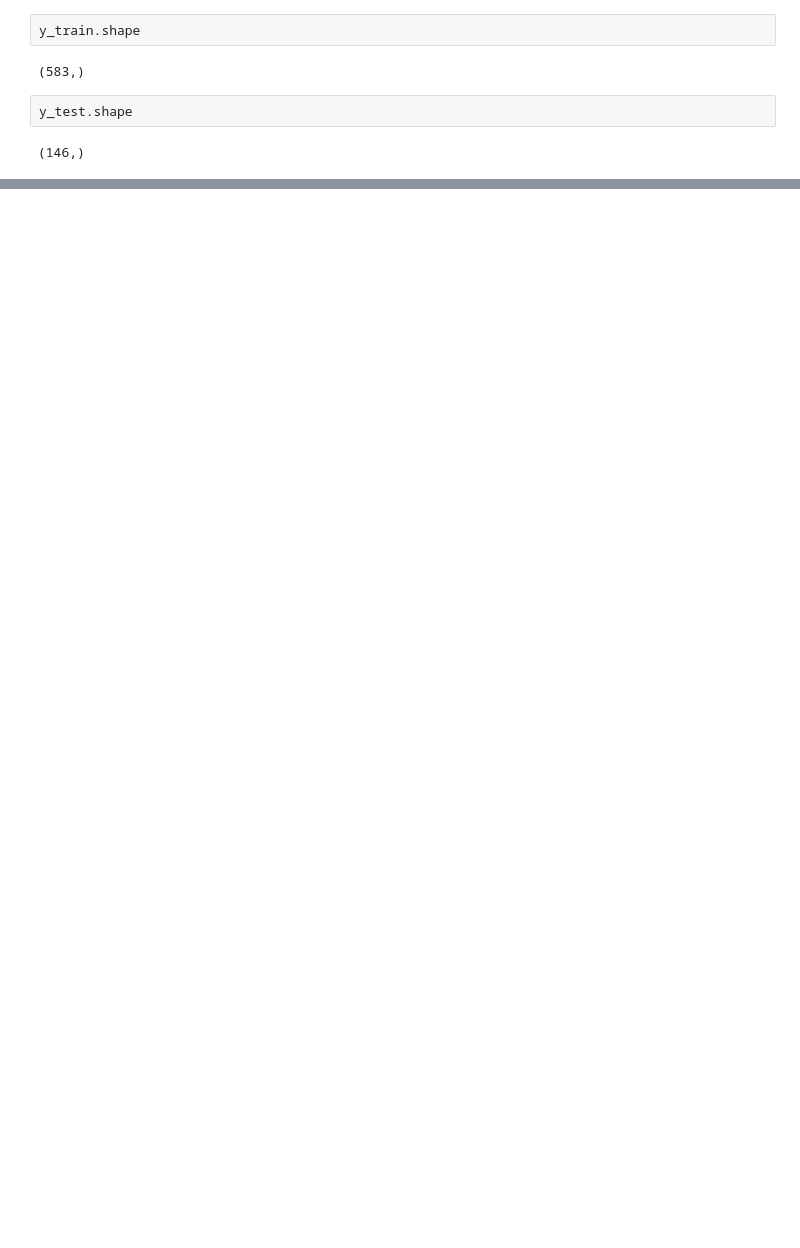
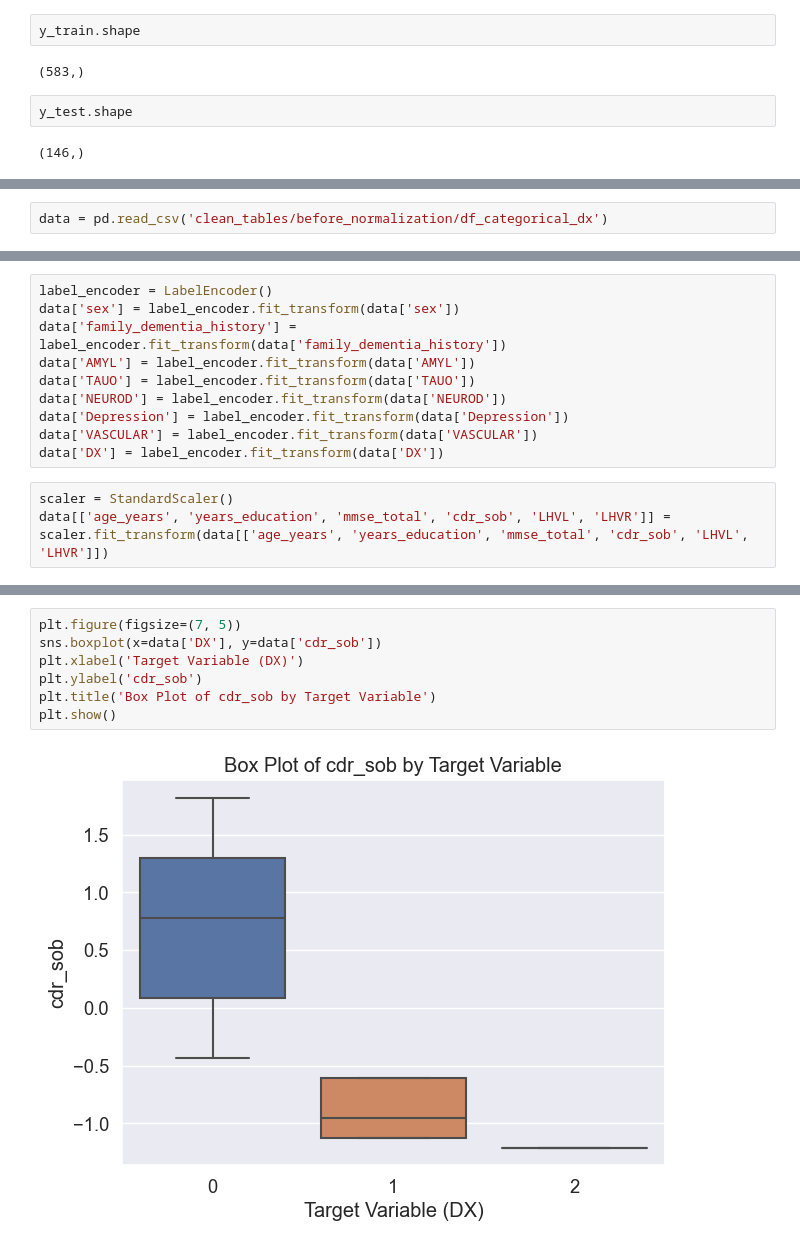
Before and after one commit to SofiaG73/ml_alzheimer, a Jupyter notebook: normalizardados.ipynb, the cells around one changed output, grey strips where cells are left out. Saved outputs shown, nothing was run; the diff lists cells and outputs as text; blank space fills up the shorter version.

```diff
--- a/normalizardados.ipynb
+++ b/normalizardados.ipynb
@@ -186,0 +227,2 @@ weighted avg       1.00      1.00      1.00       146
+# %%
+data = pd.read_csv('clean_tables/before_normalization/df_categorical_dx')
@@ -186,0 +237,13 @@ weighted avg       1.00      1.00      1.00       146
+# %%
+label_encoder = LabelEncoder()
+data['sex'] = label_encoder.fit_transform(data['sex'])
+data['family_dementia_history'] = label_encoder.fit_transform(data['family_dementia_history'])
+data['AMYL'] = label_encoder.fit_transform(data['AMYL'])
+data['TAUO'] = label_encoder.fit_transform(data['TAUO'])
+data['NEUROD'] = label_encoder.fit_transform(data['NEUROD'])
+data['Depression'] = label_encoder.fit_transform(data['Depression'])
+data['VASCULAR'] = label_encoder.fit_transform(data['VASCULAR'])
+data['DX'] = label_encoder.fit_transform(data['DX'])
+# %%
+scaler = StandardScaler()
+data[['age_years', 'years_education', 'mmse_total', 'cdr_sob', 'LHVL', 'LHVR']] = scaler.fit_transform(data[['age_years', 'years_education', 'mmse_total', 'cdr_sob', 'LHVL', 'LHVR']])
@@ -186,0 +332,9 @@ weighted avg       1.00      1.00      1.00       146
+# %%
+plt.figure(figsize=(7, 5))
+sns.boxplot(x=data['DX'], y=data['cdr_sob'])
+plt.xlabel('Target Variable (DX)')
+plt.ylabel('cdr_sob')
+plt.title('Box Plot of cdr_sob by Target Variable')
+plt.show()
+# %% [output]
+[figure, added]
```
Also changed, not shown: parts of 23 cells of this notebook.
